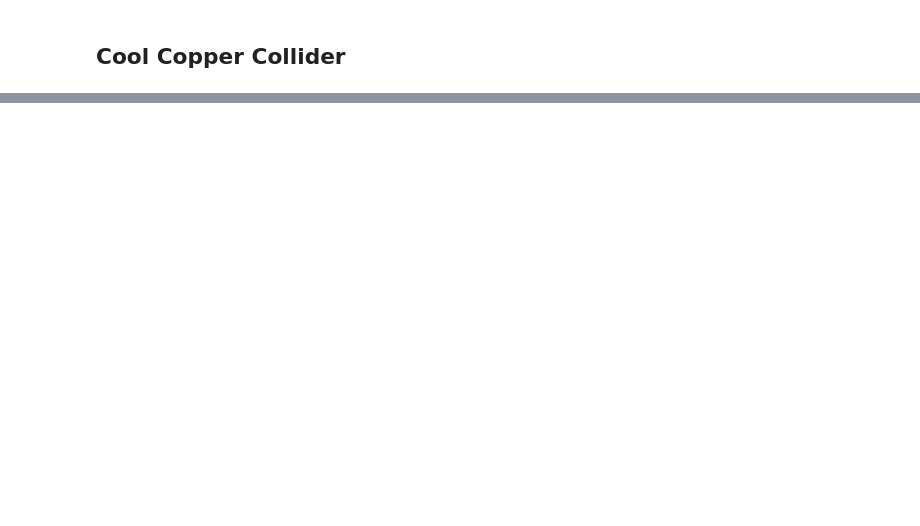
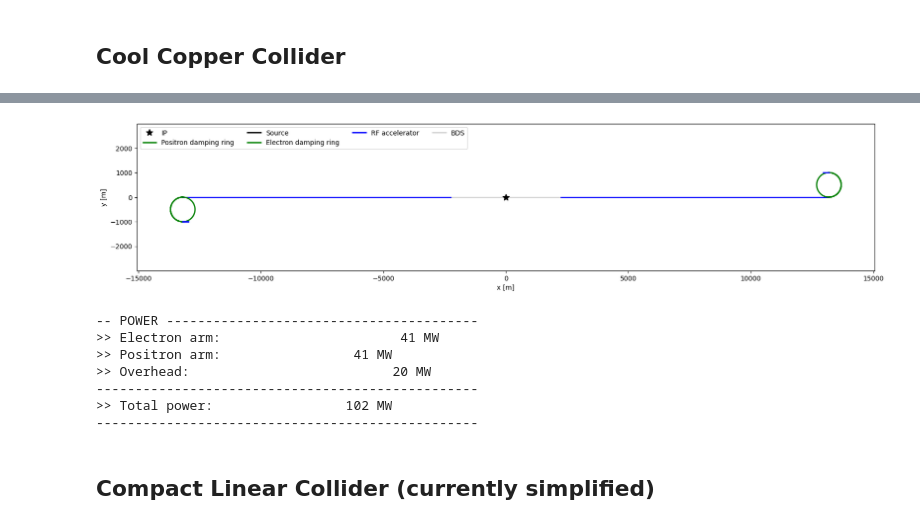
Before and after one commit to abel-framework/ABEL, a Jupyter notebook: examples/preset_example.ipynb, the cells around one changed output, grey strips where cells are left out. Cells and saved outputs as stored; diff of their text form; code cells hidden in the pictures; blank space fills up the shorter version.

Commit message:
Updated preset example.

```diff
--- a/examples/preset_example.ipynb
+++ b/examples/preset_example.ipynb
@@ -118,0 +249,4 @@ cool_copper_collider.print_power()
+# %%
+# run ILC
+ilc = ILC()
+ilc.run('preset_example_ILC', overwrite=True)
@@ -118,0 +268,15 @@ cool_copper_collider.print_power()
+# %%
+# plot survey and print costs
+ilc.plot_survey()
+ilc.print_power()
+# %% [output]
+[figure, added]
+-- POWER ----------------------------------------
+>> Electron arm:                       41 MW
+>> Positron arm:                 41 MW
+>> Overhead:                          20 MW
+-------------------------------------------------
+>> Total power:                 102 MW
+-------------------------------------------------
+# %% [markdown]
+## Compact Linear Collider (currently simplified)
```
Also changed, not shown: parts of 26 cells of this notebook.
